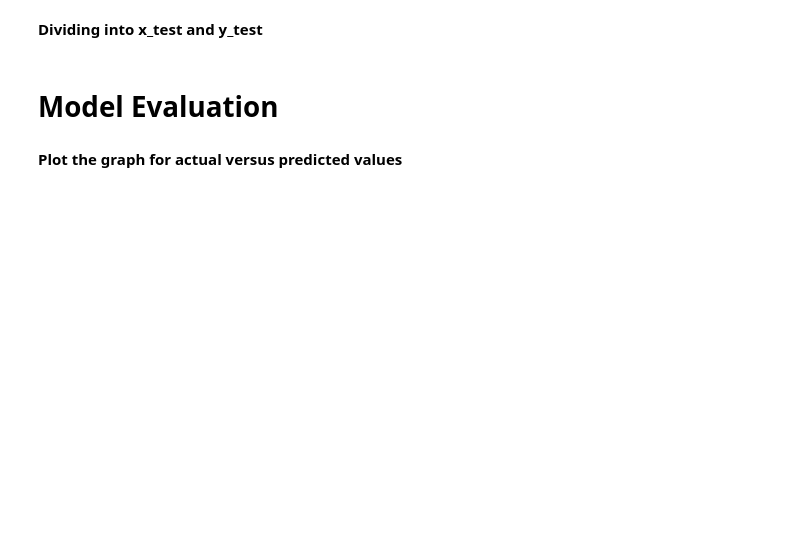
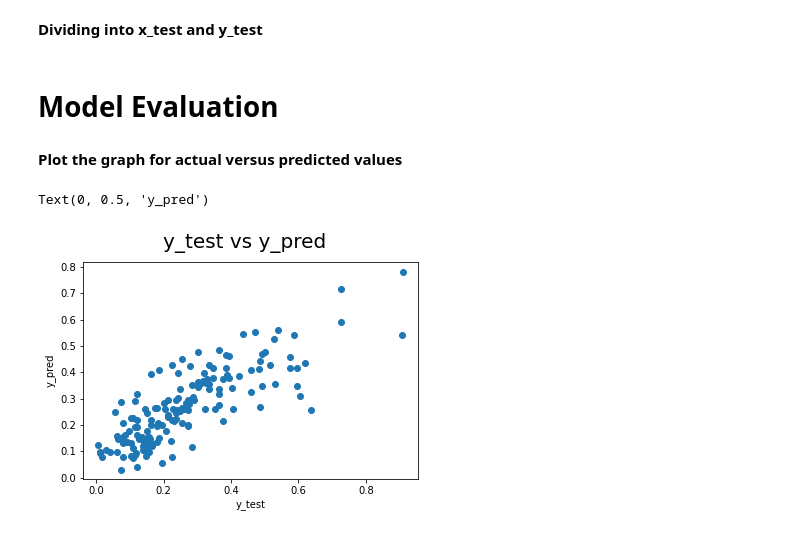
Before and after one commit to SachinduG/ML-Assignment-2, a Jupyter notebook: HousePricePrediction.ipynb, the cells around one changed output. Saved outputs shown, nothing was run; the diff lists cells and outputs as text; code cells hidden in the pictures; blank space fills up the shorter version.

Commit message:
Predicted vs actual plot updated

```diff
--- a/HousePricePrediction.ipynb
+++ b/HousePricePrediction.ipynb
@@ -708,3 +708,15 @@ y_pred_m4 = lr_4.predict(x_test_m4)
 # **Model Evaluation**
 # %% [markdown]
 **Plot the graph for actual versus predicted values**
+# %%
+#Plotting y_test and y_pred to understand the spread
+fig = plt.figure()
+plt.scatter(y_test, y_pred_m4)
+#plot heading
+fig.suptitle('y_test vs y_pred', fontsize = 20)
+#x-label
+plt.xlabel('y_test')
+plt.ylabel('y_pred')
+# %% [output]
+Text(0, 0.5, 'y_pred')
+[figure, added]
```
